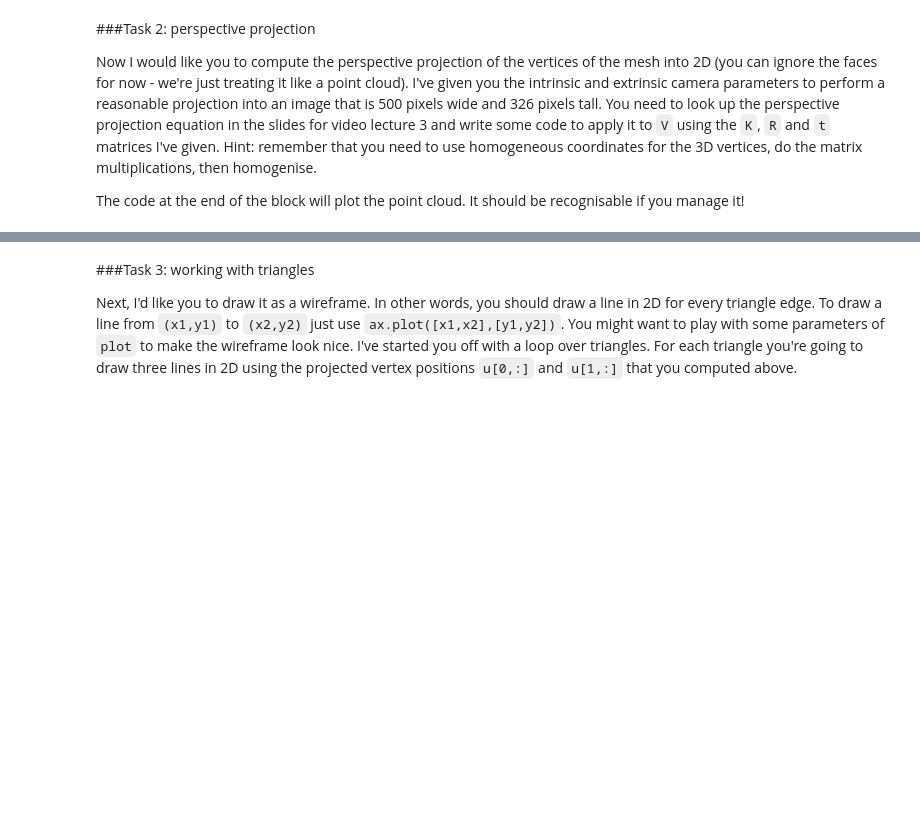
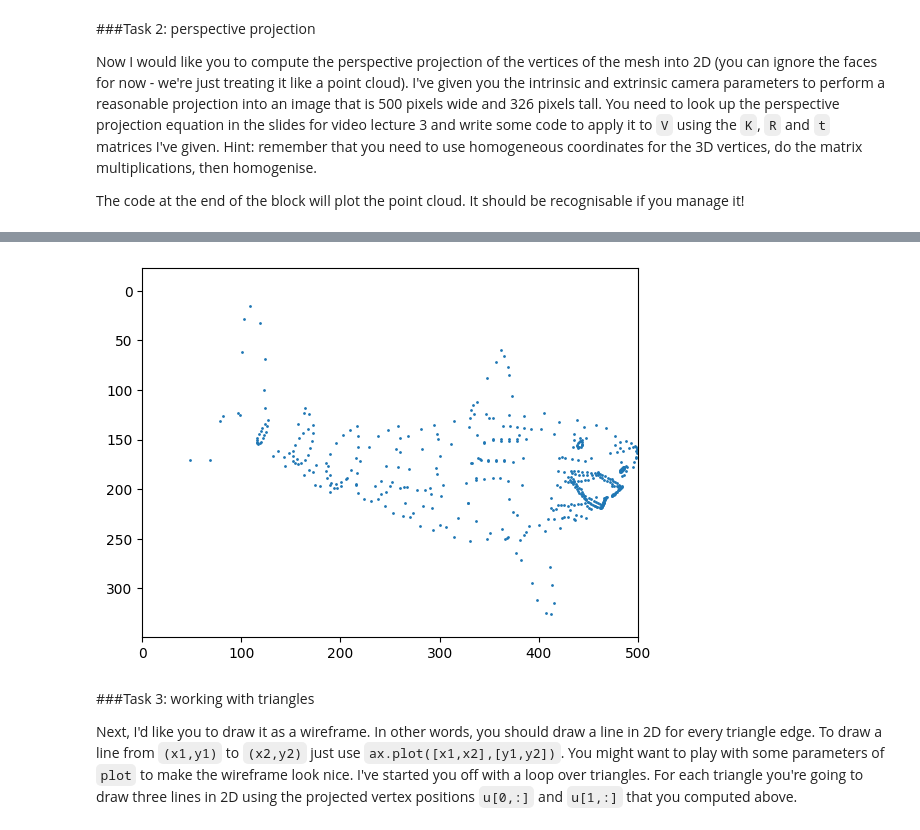
Before and after one commit to NodiraSadullaeva/Computer-Vision-and-Graphics, a Jupyter notebook: VICO_Week_1_Practical.ipynb, the cells around one changed output, grey strips where cells are left out. Saved outputs shown, nothing was run; the diff lists cells and outputs as text; code cells hidden in the pictures; blank space fills up the shorter version.

```diff
--- a/VICO_Week_1_Practical.ipynb
+++ b/VICO_Week_1_Practical.ipynb
@@ -124,7 +148,13 @@ K = np.array([[2290.0,0.0,250.0],[0.0,2290.0,163.0],[0.0,0.0,1.0]])
 
 # Perform perspective projection
 # Your code goes here:
-# u = ...
+# Make homogeneous version of V
+V_hom = np.concatenate((V,np.ones((1,nvertices))),axis=0)
+# Perform perspective projection
+# @ operator is matrix multiplication, note you can also use np.matmul(A,B)
+u = K@np.concatenate((R,t),axis=1)@V_hom
+u[0,:]=u[0,:]/u[2,:]
+u[1,:]=u[1,:]/u[2,:]
 
 # Plot projected 2D point cloud
 fig, ax = plt.subplots()
@@ -133,3 +163,4 @@ ax.axis('equal')
 ax.set(xlim=(0, 500), ylim=(0, 326))
 plt.gca().invert_yaxis()
 plt.show()
+# %% [output]
@@ -136,3 +168,4 @@ plt.show()
+[figure, added]
 # %% [markdown]
 ###Task 3: working with triangles
 
```
Also changed, not shown: parts of 11 cells of this notebook.
